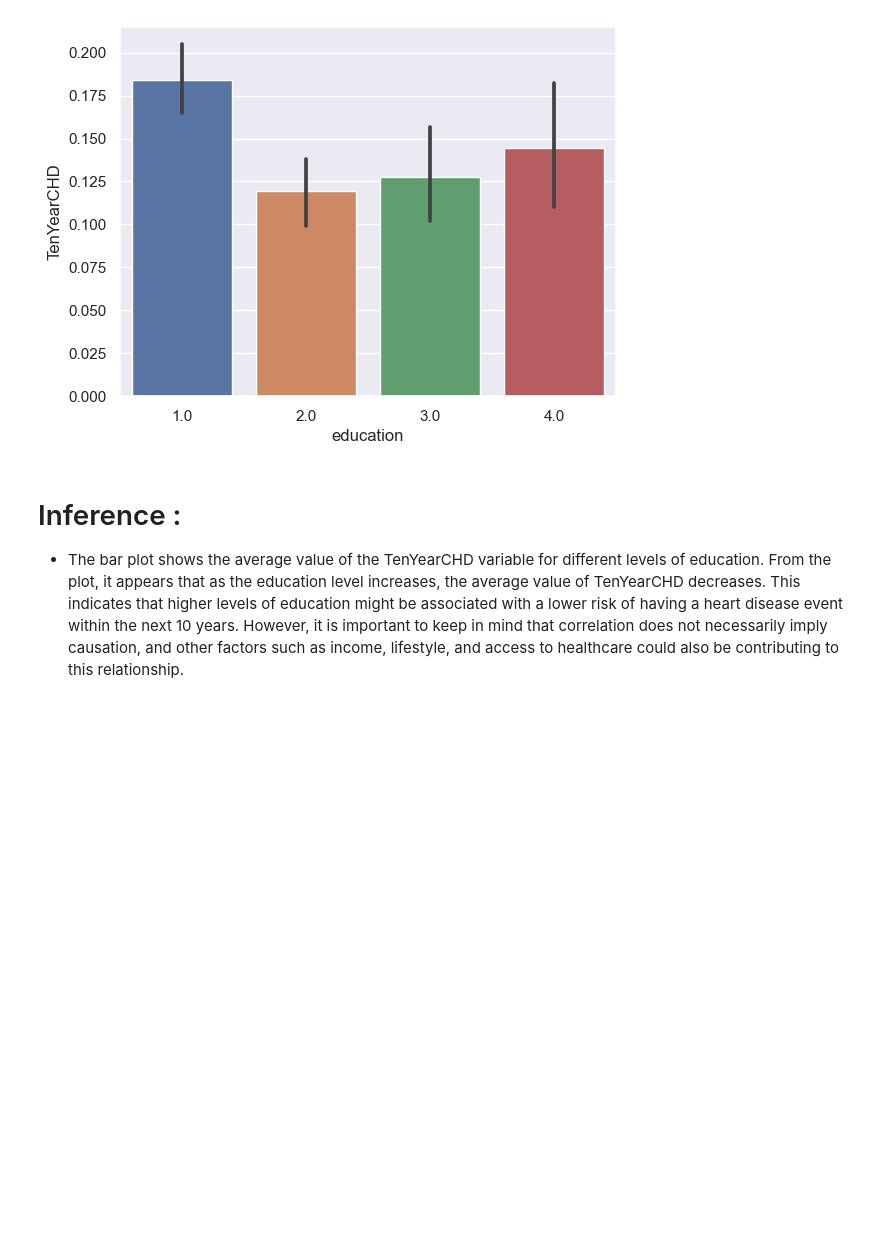
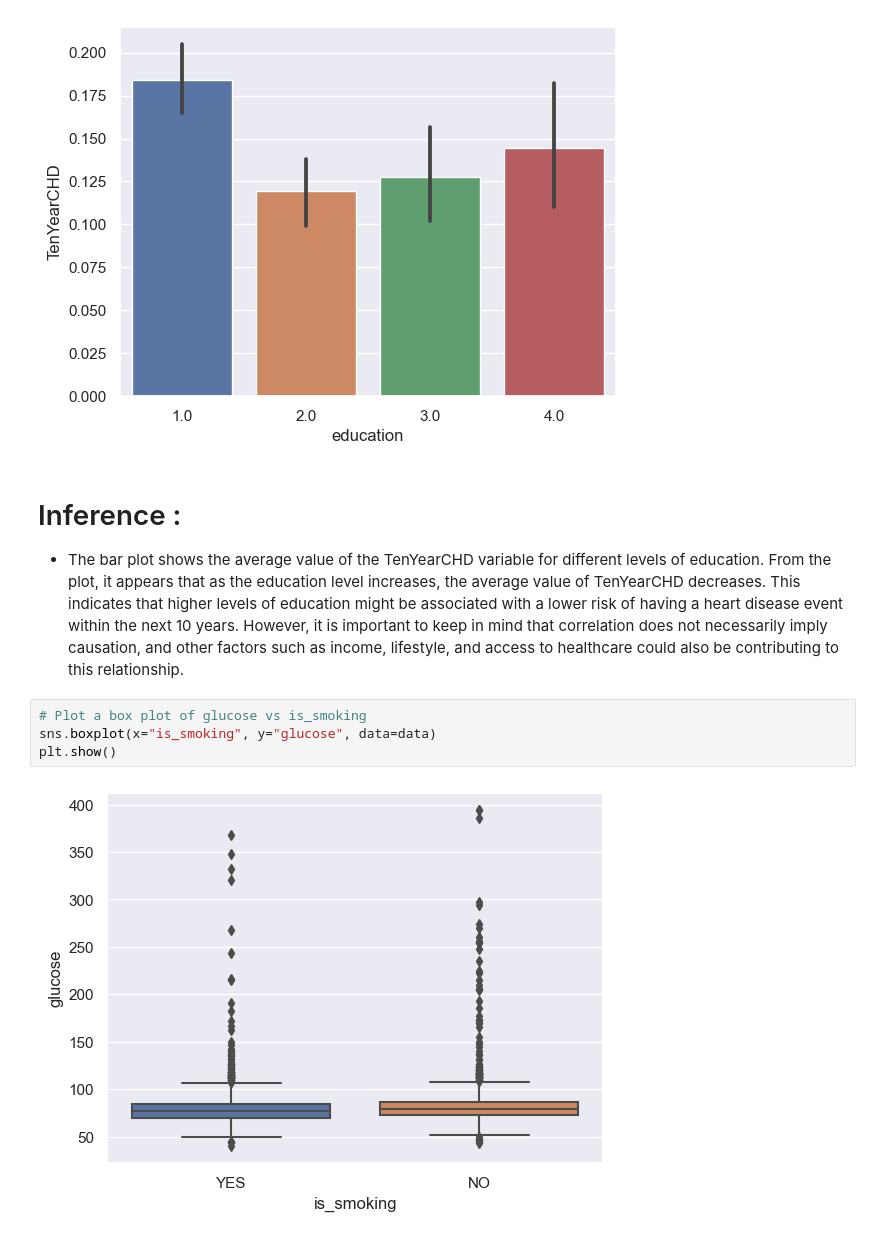
Before and after one commit to Vrishali04/Cardiovascular_Risk_Prediction_Classification_Capstone_Project, a Jupyter notebook: Cardiovascular_risk_prediction_classification_capstone_project_final.ipynb, the cells around one changed output. Saved outputs shown, nothing was run; the diff lists cells and outputs as text; blank space fills up the shorter version.

```diff
--- a/Cardiovascular_risk_prediction_classification_capstone_project_final.ipynb
+++ b/Cardiovascular_risk_prediction_classification_capstone_project_final.ipynb
@@ -175,3 +175,9 @@ plt.show()
 # Inference :
 
 * The bar plot shows the average value of the TenYearCHD variable for different levels of education. From the plot, it appears that as the education level increases, the average value of TenYearCHD decreases. This indicates that higher levels of education might be associated with a lower risk of having a heart disease event within the next 10 years. However, it is important to keep in mind that correlation does not necessarily imply causation, and other factors such as income, lifestyle, and access to healthcare could also be contributing to this relationship.
+# %%
+# Plot a box plot of glucose vs is_smoking
+sns.boxplot(x="is_smoking", y="glucose", data=data)
+plt.show()
+# %% [output]
+[figure, added]
```
Also changed, not shown: parts of 7 cells of this notebook.
